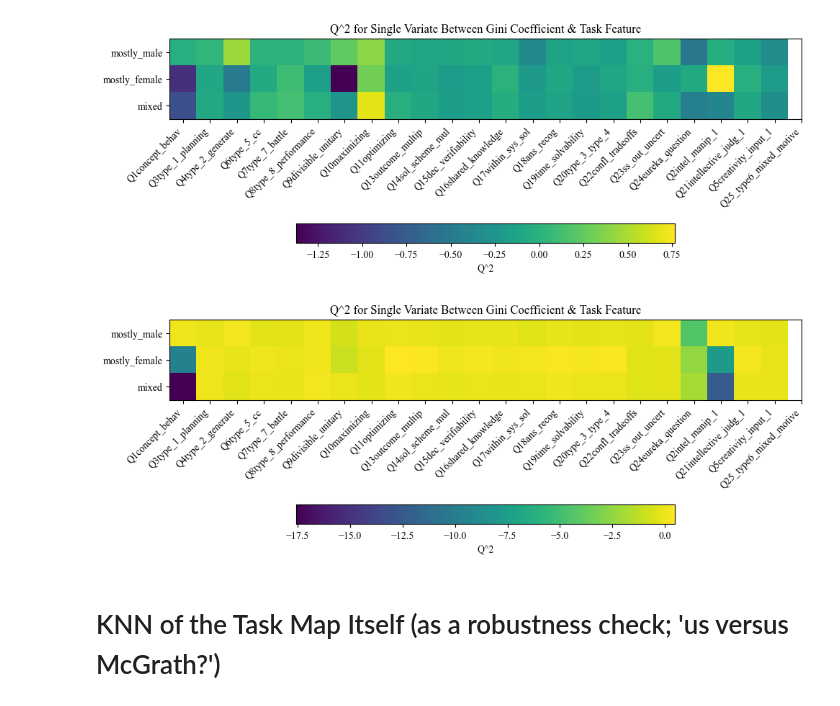
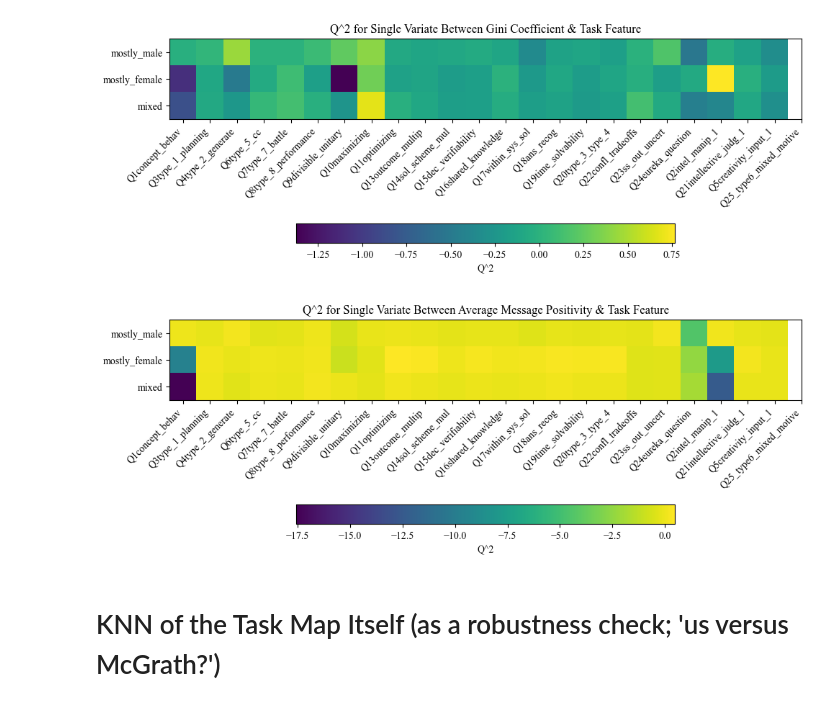
Before and after one commit to xehu/tpm-horse-race-modeling, a Jupyter notebook: task_map_explorations_with_multitask/taskspace_rr_analyses.ipynb, the cells around one changed output. Cells and saved outputs as stored; diff of their text form; code cells hidden in the pictures.

Commit message:
updates to task map model explorations

```diff
--- a/task_map_explorations_with_multitask/taskspace_rr_analyses.ipynb
+++ b/task_map_explorations_with_multitask/taskspace_rr_analyses.ipynb
@@ -68,9 +73,9 @@ full_multi_task_data.loc[:, "task_name"] = full_multi_task_data["task_name"].rep
 # %% [markdown]
 ### SET WHAT YOU ARE GROUPING BY HERE
 # %%
-# GROUPING_COLS = ["task_name", "complexity", "playerCount"]
+GROUPING_COLS = ["task_name", "complexity", "playerCount"]
 # GROUPING_COLS = ["task_name", "playerCount"]
-GROUPING_COLS = ["task_name"]
+# GROUPING_COLS = ["task_name"]
 # %%
 complexity_columns = ["High", "Low", "Medium"]
 
@@ -462,0 +579,34 @@ plt.show()
+# %%
+df_q2_means_for_feature = pd.DataFrame()
+for key in dv_output_dict.keys():
+    means = [np.mean(sublist) for sublist in dv_output_dict[key]]
+    df_q2_means_for_feature[key] = means
+
+df_q2_stds_for_feature = pd.DataFrame()
+for key in dv_output_dict.keys():
+    std = [np.std(sublist) for sublist in dv_output_dict[key]]
+    df_q2_stds_for_feature[key] = std
+# %%
+fig, ax = plt.subplots(layout='constrained', figsize=(24, 5))
+
+width = 0.16  # the width of the bars
+multiplier = 0
+
+for dv in df_q2_means_for_feature.columns:
+    means_for_key = df_q2_means_for_feature[dv]
+    stds_for_key = df_q2_stds_for_feature[dv]
+    offset = width * multiplier
+    offset_back = (0.16) * 2.5
+    rects = ax.bar(np.arange(1, 24) + offset - offset_back, means_for_key, width, label=f'{dv}')
+    for i in range(1, 24):
+        x = i + offset - offset_back
+        y = means_for_key[i-1]
+        std = stds_for_key[i-1]
+
+        ax.errorbar(x, y, std, color="black")
+    multiplier += 1
+
+ax.set_ylim(-4, 4)
+ax.legend(fontsize=14, loc='upper right')
+plt.xticks(ticks=[_ for _ in range(1, 24)], fontsize=24)
+plt.yticks(fontsize=24)
@@ -494,8 +656,8 @@ get_q2_per_gender_composition(dv="gini_coefficient_sum_num_messages", dv_label="
 # %% [output]
 [figure]
 # %%
-get_q2_per_gender_composition(dv="average_positive_bert", dv_label="Gini Coefficient")
+get_q2_per_gender_composition(dv="average_positive_bert", dv_label="Average Message Positivity")
 # %% [output]
-[figure, old version]
+[figure, new version]
 # %% [markdown]
 # KNN of the Task Map Itself (as a robustness check; 'us versus McGrath?')
```
Also changed, not shown: parts of 29 cells of this notebook, 3 other files.
